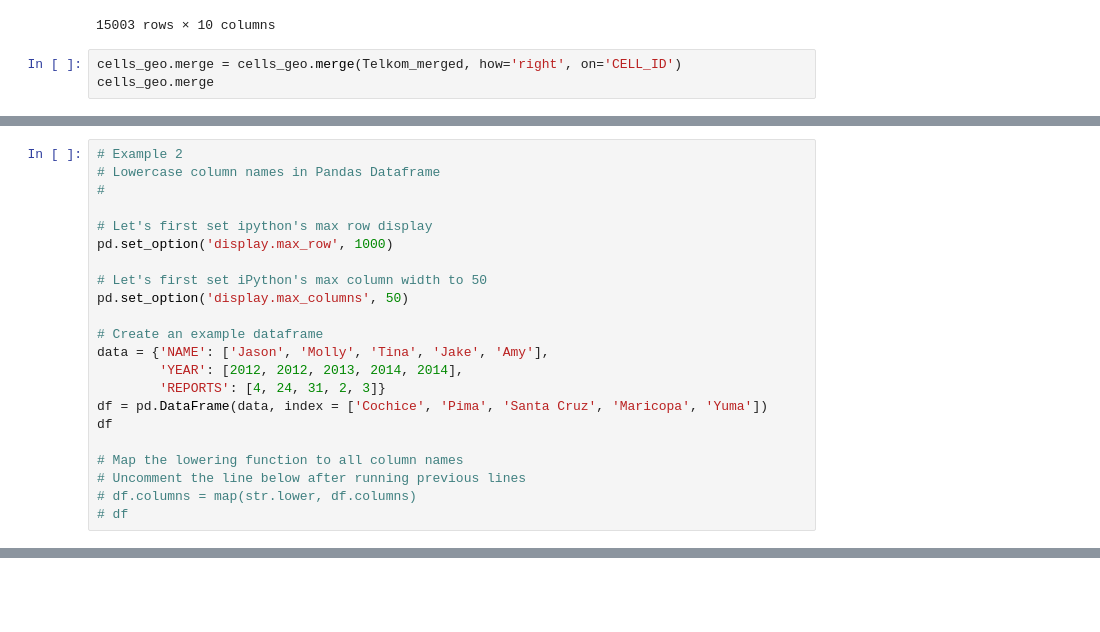
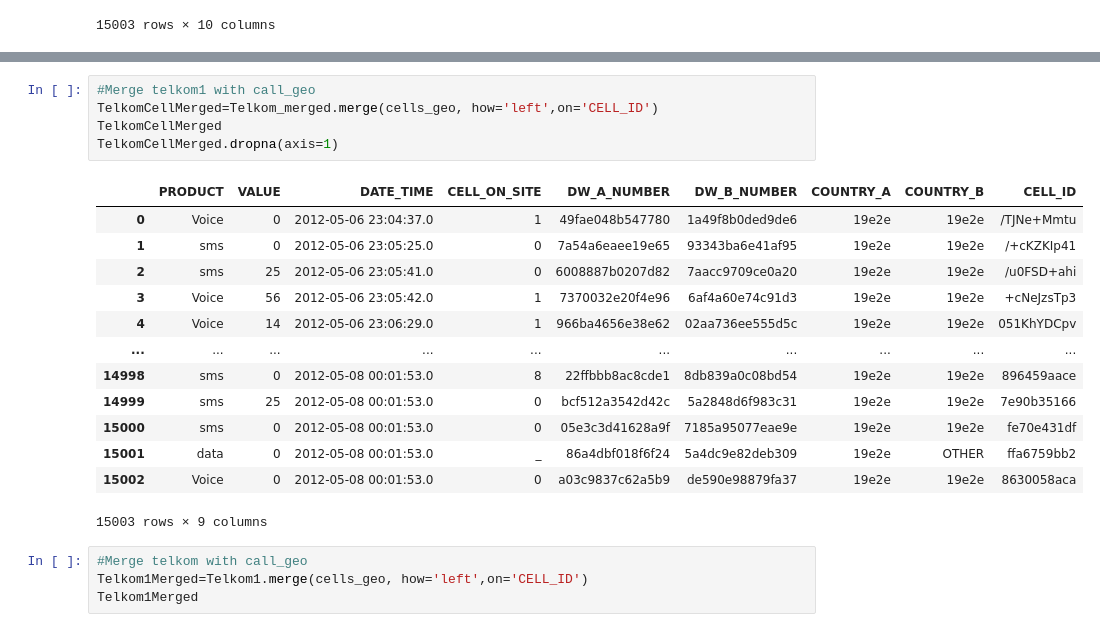
Before and after one commit to maronga/wk3-IP, a Jupyter notebook: "Moringa_Data_Science_Prep_W3_Independent_Project_2021_11_12_John_Maronga_python".ipynb, the cells around one changed output, grey strips where cells are left out. Cells and saved outputs as stored; diff of their text form; blank space fills up the shorter version.

```diff
--- a/"Moringa_Data_Science_Prep_W3_Independent_Project_2021_11_12_John_Maronga_python".ipynb
+++ b/"Moringa_Data_Science_Prep_W3_Independent_Project_2021_11_12_John_Maronga_python".ipynb
@@ -163,6 +178,3 @@ Telkom_merged
 | 4999 | data | 0 | 2012-05-08 00:01:53.0 | _ | 86a4dbf018f6f24 | 5a4dc9e82deb309 | 19e2e | OTHER | ffa6759bb2 | ... |
 | 5000 | Voice | 0 | 2012-05-08 00:01:53.0 | 0 | a03c9837c62a5b9 | de590e98879fa37 | 19e2e | 19e2e | 8630058aca | ... |
 15003 rows × 10 columns
-# %%
-cells_geo.merge = cells_geo.merge(Telkom_merged, how='right', on='CELL_ID')
-cells_geo.merge
@@ -580,22 +180,0 @@ df
-# %%
-# Example 2
-# Lowercase column names in Pandas Dataframe
-#
-
-# Let's first set ipython's max row display
-pd.set_option('display.max_row', 1000)
-
-# Let's first set iPython's max column width to 50
-pd.set_option('display.max_columns', 50)
-
-# Create an example dataframe
-data = {'NAME': ['Jason', 'Molly', 'Tina', 'Jake', 'Amy'],
-        'YEAR': [2012, 2012, 2013, 2014, 2014],
-        'REPORTS': [4, 24, 31, 2, 3]}
-df = pd.DataFrame(data, index = ['Cochice', 'Pima', 'Santa Cruz', 'Maricopa', 'Yuma'])
-df
-
-# Map the lowering function to all column names
-# Uncomment the line below after running previous lines
-# df.columns = map(str.lower, df.columns)
-# df
@@ -968,0 +199,23 @@ OUR CODE GOES HERE
+# %%
+#Merge telkom1 with call_geo
+TelkomCellMerged=Telkom_merged.merge(cells_geo, how='left',on='CELL_ID')
+TelkomCellMerged
+TelkomCellMerged.dropna(axis=1)
+# %% [output]
+|  | PRODUCT | VALUE | DATE_TIME | CELL_ON_SITE | DW_A_NUMBER | DW_B_NUMBER | COUNTRY_A | COUNTRY_B | CELL_ID |
+| 0 | Voice | 0 | 2012-05-06 23:04:37.0 | 1 | 49fae048b547780 | 1a49f8b0ded9de6 | 19e2e | 19e2e | /TJNe+Mmtu |
+| 1 | sms | 0 | 2012-05-06 23:05:25.0 | 0 | 7a54a6eaee19e65 | 93343ba6e41af95 | 19e2e | 19e2e | /+cKZKIp41 |
+| 2 | sms | 25 | 2012-05-06 23:05:41.0 | 0 | 6008887b0207d82 | 7aacc9709ce0a20 | 19e2e | 19e2e | /u0FSD+ahi |
+| 3 | Voice | 56 | 2012-05-06 23:05:42.0 | 1 | 7370032e20f4e96 | 6af4a60e74c91d3 | 19e2e | 19e2e | +cNeJzsTp3 |
+| 4 | Voice | 14 | 2012-05-06 23:06:29.0 | 1 | 966ba4656e38e62 | 02aa736ee555d5c | 19e2e | 19e2e | 051KhYDCpv |
+| ... | ... | ... | ... | ... | ... | ... | ... | ... | ... |
+| 14998 | sms | 0 | 2012-05-08 00:01:53.0 | 8 | 22ffbbb8ac8cde1 | 8db839a0c08bd54 | 19e2e | 19e2e | 896459aace |
+| 14999 | sms | 25 | 2012-05-08 00:01:53.0 | 0 | bcf512a3542d42c | 5a2848d6f983c31 | 19e2e | 19e2e | 7e90b35166 |
+| 15000 | sms | 0 | 2012-05-08 00:01:53.0 | 0 | 05e3c3d41628a9f | 7185a95077eae9e | 19e2e | 19e2e | fe70e431df |
+| 15001 | data | 0 | 2012-05-08 00:01:53.0 | _ | 86a4dbf018f6f24 | 5a4dc9e82deb309 | 19e2e | OTHER | ffa6759bb2 |
+| 15002 | Voice | 0 | 2012-05-08 00:01:53.0 | 0 | a03c9837c62a5b9 | de590e98879fa37 | 19e2e | 19e2e | 8630058aca |
+15003 rows × 9 columns
+# %%
+#Merge telkom with call_geo
+Telkom1Merged=Telkom1.merge(cells_geo, how='left',on='CELL_ID')
+Telkom1Merged
```
Also changed, not shown: parts of 49 cells of this notebook.
